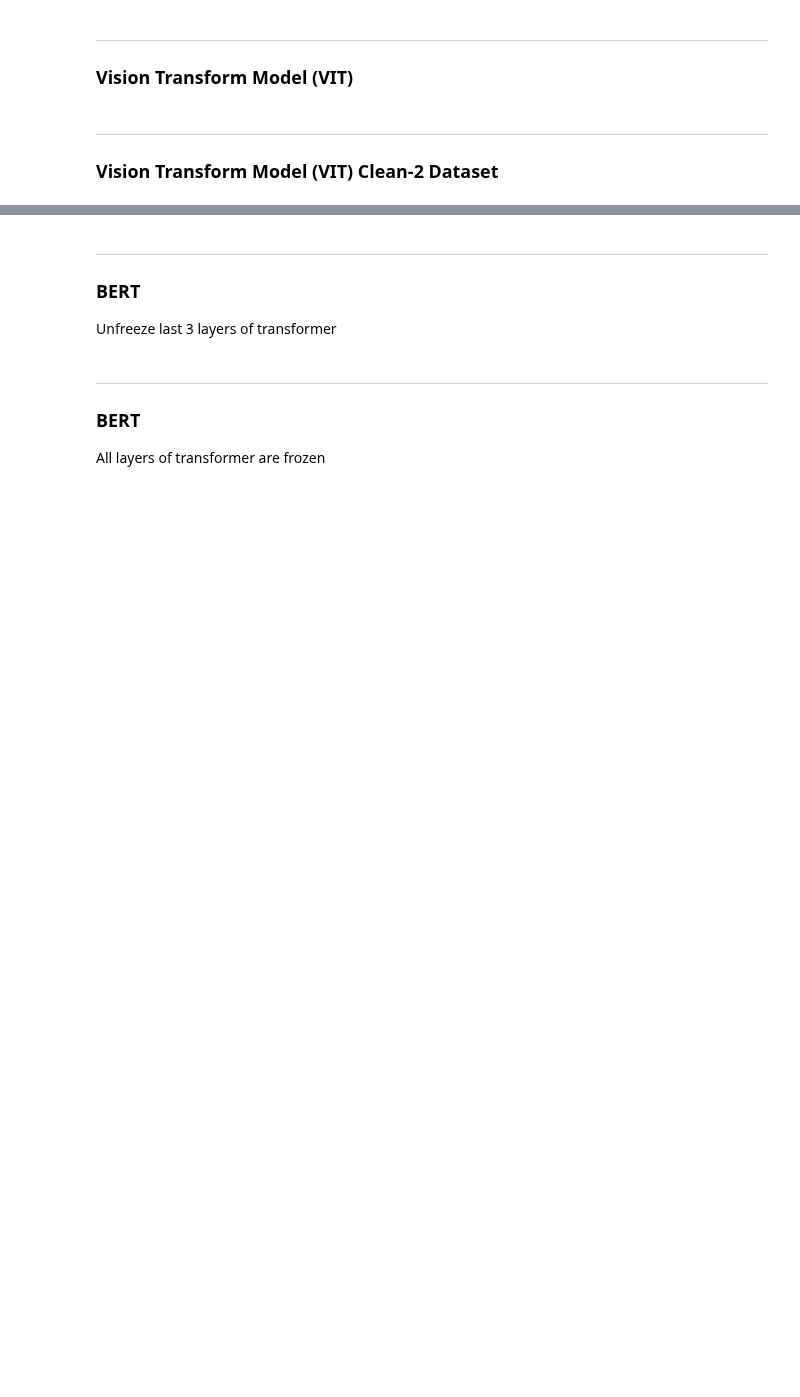
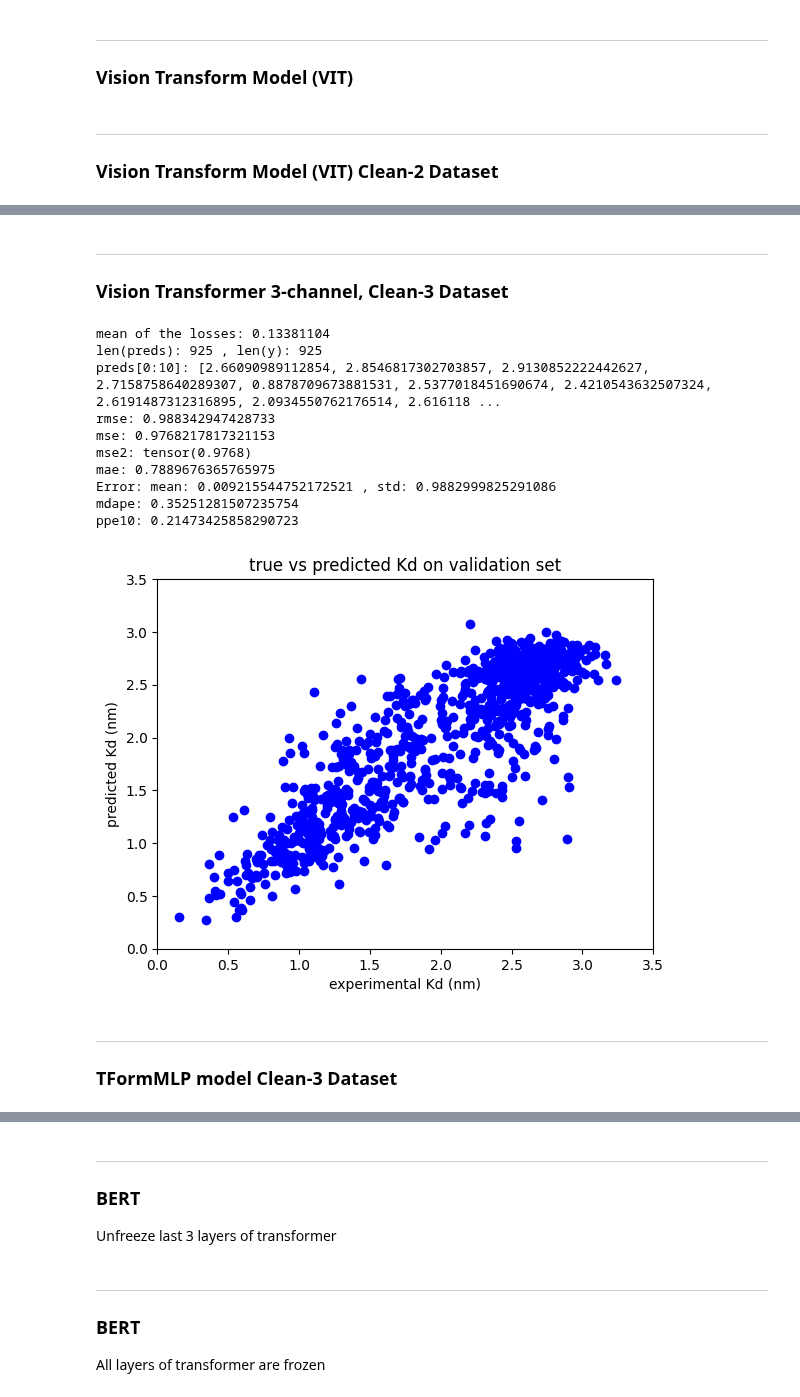
Before and after one commit to planaria158/BERT-antibody-antigen-binding-energy, a Jupyter notebook: notebooks/Inference.ipynb, the cells around one changed output, grey strips where cells are left out. Cells and saved outputs as stored; diff of their text form; code cells hidden in the pictures; blank space fills up the shorter version.

```diff
--- a/notebooks/Inference.ipynb
+++ b/notebooks/Inference.ipynb
@@ -182,0 +187,28 @@ ppe10: 0.20719941563184807
+# %% [markdown]
+----
+### Vision Transformer 3-channel,  Clean-3 Dataset
+# %%
+# Inference on the validation set to compare actual with predicted values
+pred_file_path = '../inference_results/vit_model/cleaned-3/BGR/preds_vit_1714883259.9500844.pkl'
+true_file_path = '../inference_results/vit_model/cleaned-3/BGR/y_vit_1714883259.9503129.pkl'
+
+losses = pk.load(open('/home/mark/dev/aAlphaBio-Homework/inference_results/vit_model/cleaned-3/BGR/loss_vit_1714883259.9504397.pkl', 'rb'))
+# mean of the losses
+print('mean of the losses:', np.mean(losses))
+
+plot_pred_vs_true(pred_file_path, true_file_path, xlim=(0,3.5), ylim=(0,3.5))
+# %% [output]
+mean of the losses: 0.13381104
+len(preds): 925 , len(y): 925
+preds[0:10]: [2.66090989112854, 2.8546817302703857, 2.9130852222442627, 2.7158758640289307, 0.8878709673881531, 2.5377018451690674, 2.4210543632507324, 2.6191487312316895, 2.0934550762176514, 2.616118 ...
+rmse: 0.988342947428733
+mse: 0.9768217817321153
+mse2: tensor(0.9768)
+mae: 0.7889676365765975
+Error: mean: 0.009215544752172521 , std: 0.9882999825291086
+mdape: 0.35251281507235754
+ppe10: 0.21473425858290723
+[figure, added]
+# %% [markdown]
+----
+### TFormMLP model Clean-3 Dataset
```
Also changed, not shown: parts of 6 cells of this notebook, 19 other files.
